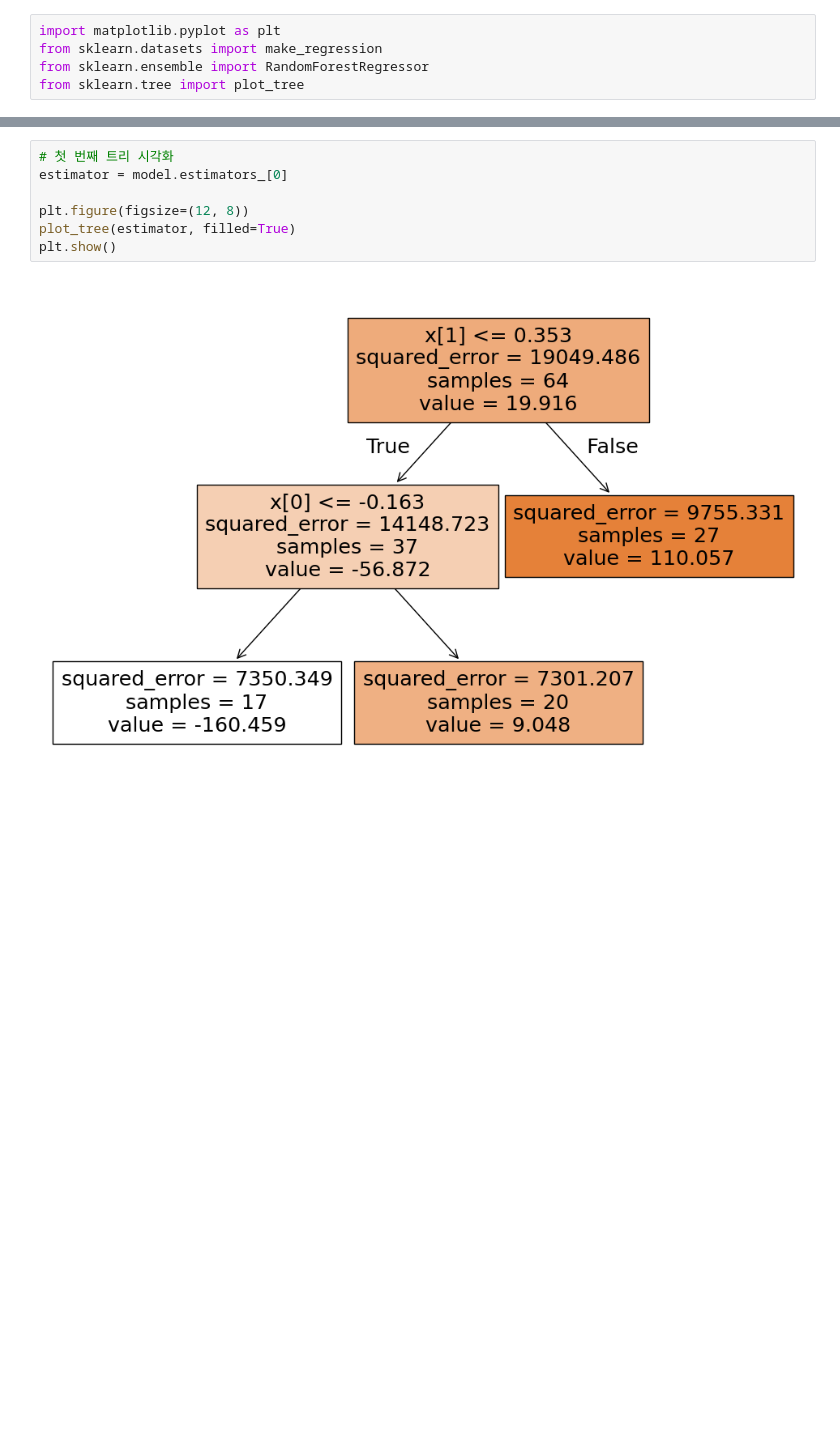
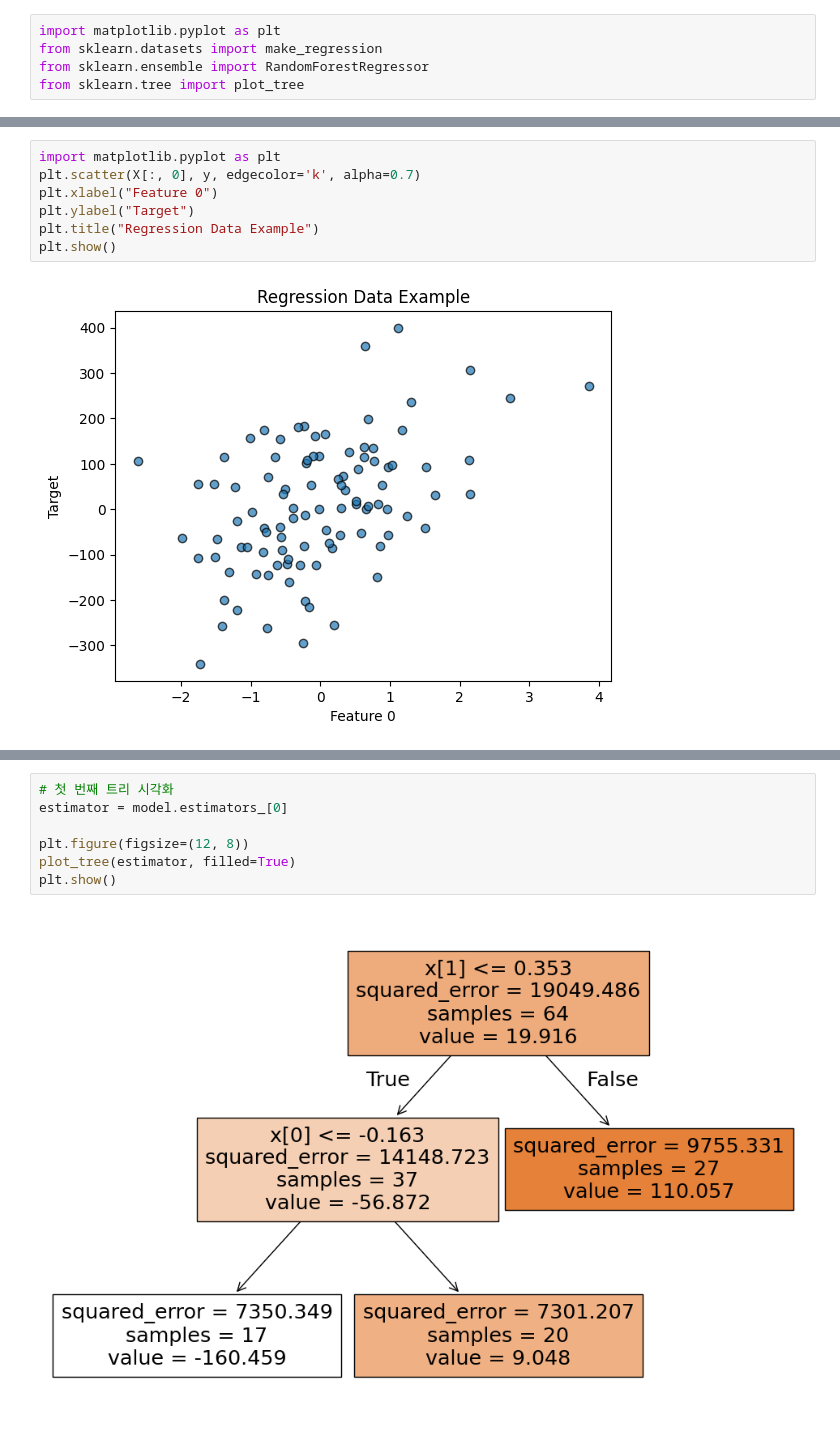
Before and after one commit to withlionbuddha/learn-thetheory-through-practice, a Jupyter notebook: randomforestregressor.ipynb, the cells around one changed output, grey strips where cells are left out. Drawn from its saved outputs; the diff is of its cells as text; blank space fills up the shorter version.

```diff
--- a/randomforestregressor.ipynb
+++ b/randomforestregressor.ipynb
@@ -7,0 +78,9 @@ from sklearn.tree import plot_tree
+# %%
+import matplotlib.pyplot as plt
+plt.scatter(X[:, 0], y, edgecolor='k', alpha=0.7)
+plt.xlabel("Feature 0")
+plt.ylabel("Target")
+plt.title("Regression Data Example")
+plt.show()
+# %% [output]
+[figure, added]
```
Also changed, not shown: parts of 10 cells of this notebook.
